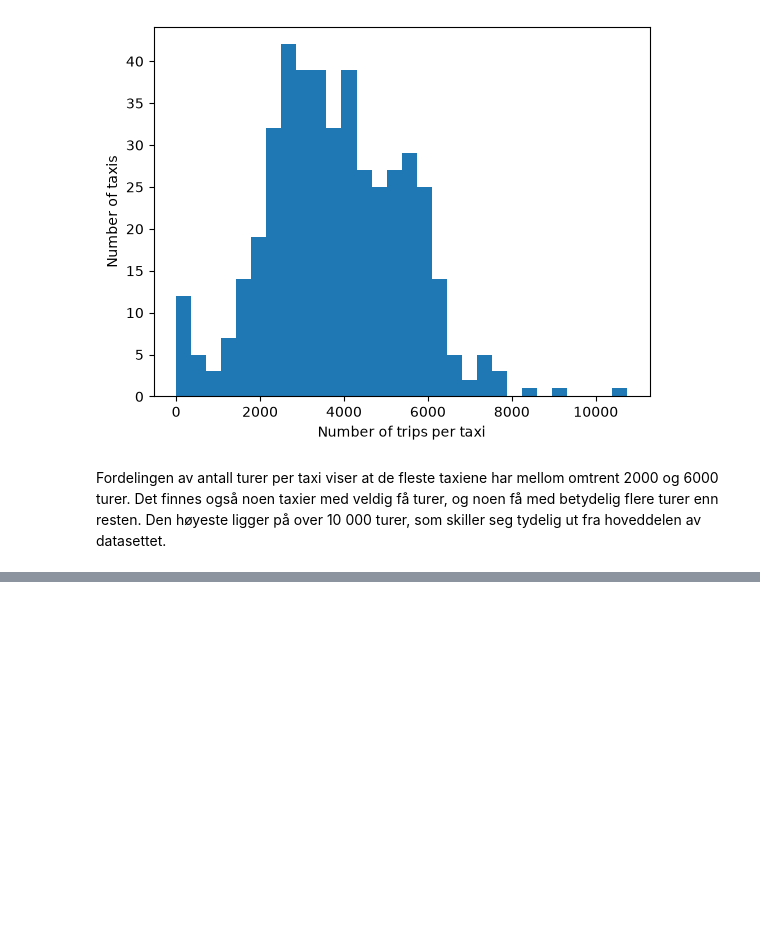
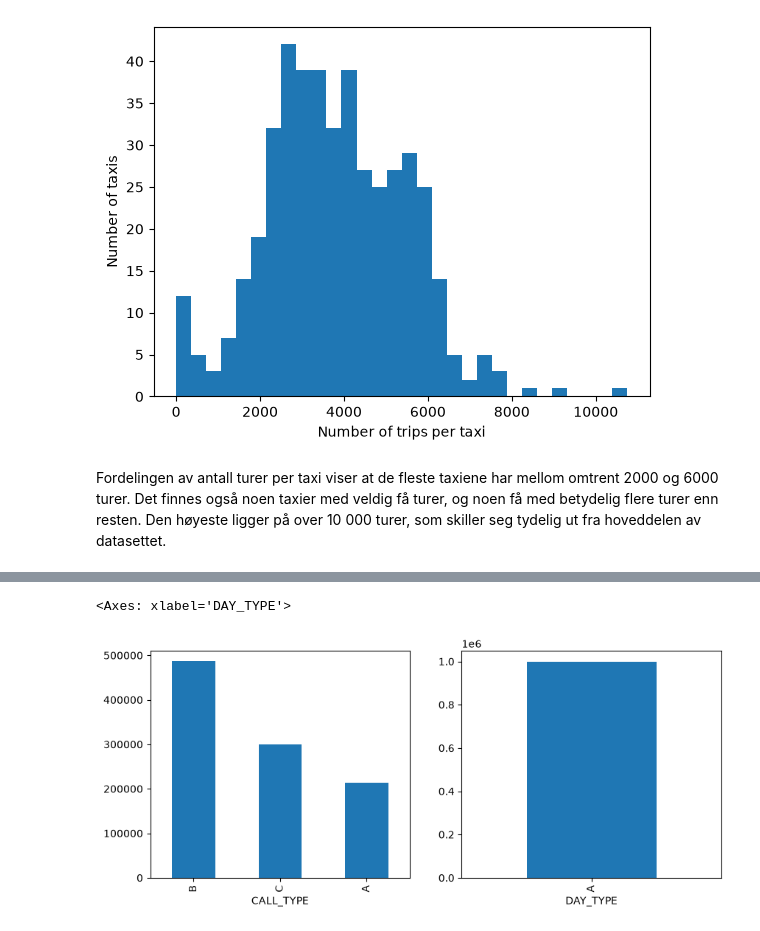
Before and after one commit to tahir1611/sdd-assingment2, a Jupyter notebook: eda.ipynb, the cells around one changed output, grey strips where cells are left out. Cells and saved outputs as stored; diff of their text form; code cells hidden in the pictures; blank space fills up the shorter version.

```diff
--- a/eda.ipynb
+++ b/eda.ipynb
@@ -178,0 +316,19 @@ Fordelingen av antall turer per taxi viser at de fleste taxiene har mellom omtre
+# %%
+#start_time, end_time, hour, weekday, month, crosses_midnight
+df["end_time"] = df["utc_start_time"] + pd.to_timedelta(df["DURATION_S"], unit="s")
+
+df["hour"] = df["utc_start_time"].dt.hour
+
+#0=monday
+df["weekday"] = df["utc_start_time"].dt.weekday
+
+df["month"] = df["utc_start_time"].dt.month
+
+df["crosses_midnight"] = df["utc_start_time"].dt.date != df["end_time"].dt.date
+# %%
+# start/slutt-koordinater (håndter tomme polylines)
+df["start_lon"] = df.POLYLINE.apply(lambda p: p[0][0] if p else np.nan)
+df["start_lat"] = df.POLYLINE.apply(lambda p: p[0][1] if p else np.nan)
+df["end_lon"] = df.POLYLINE.apply(lambda p: p[-1][0] if p else np.nan)
+df["end_lat"] = df.POLYLINE.apply(lambda p: p[-1][1] if p else np.nan)
+df["start_lon, start_lat, end_lon, end_lat"].describe()
@@ -178,0 +345,13 @@ Fordelingen av antall turer per taxi viser at de fleste taxiene har mellom omtre
+# %%
+#funksjon polyline_distance_km(polyline) -> float
+from haversine import haversine
+
+def polyline_distance_km(polyline) -> float:
+    distance: float = 0.0
+
+    for i, j in zip(polyline, polyline[1:]):
+        distance += haversine((i[1], i[0]), (j[1], j[0]))
+    return distance
+
+df["distance_km"] = df.POLYLINE.apply(polyline_distance_km)
+df["distance_km"].describe()
@@ -178,0 +368,4 @@ Fordelingen av antall turer per taxi viser at de fleste taxiene har mellom omtre
+# %%
+# TODO: avg_speed_kmh
+df["avg_speed_kmh"] = (df.distance_km/df.DURATION_S.replace(0, np.nan))*3600
+df.avg_speed_kmh.describe()
@@ -178,0 +427,8 @@ Fordelingen av antall turer per taxi viser at de fleste taxiene har mellom omtre
+# %%
+# TODO: stolpediagram CALL_TYPE og DAY_TYPE
+fig, (ax, bx) = plt.subplots(1,2, figsize=(10,4))
+df["CALL_TYPE"].value_counts().plot.bar(ax=ax)
+df["DAY_TYPE"].value_counts().plot.bar(ax=bx)
+# %% [output]
+<Axes: xlabel='DAY_TYPE'>
+[figure, added]
```
Also changed, not shown: parts of 37 cells of this notebook, 2 other files.
